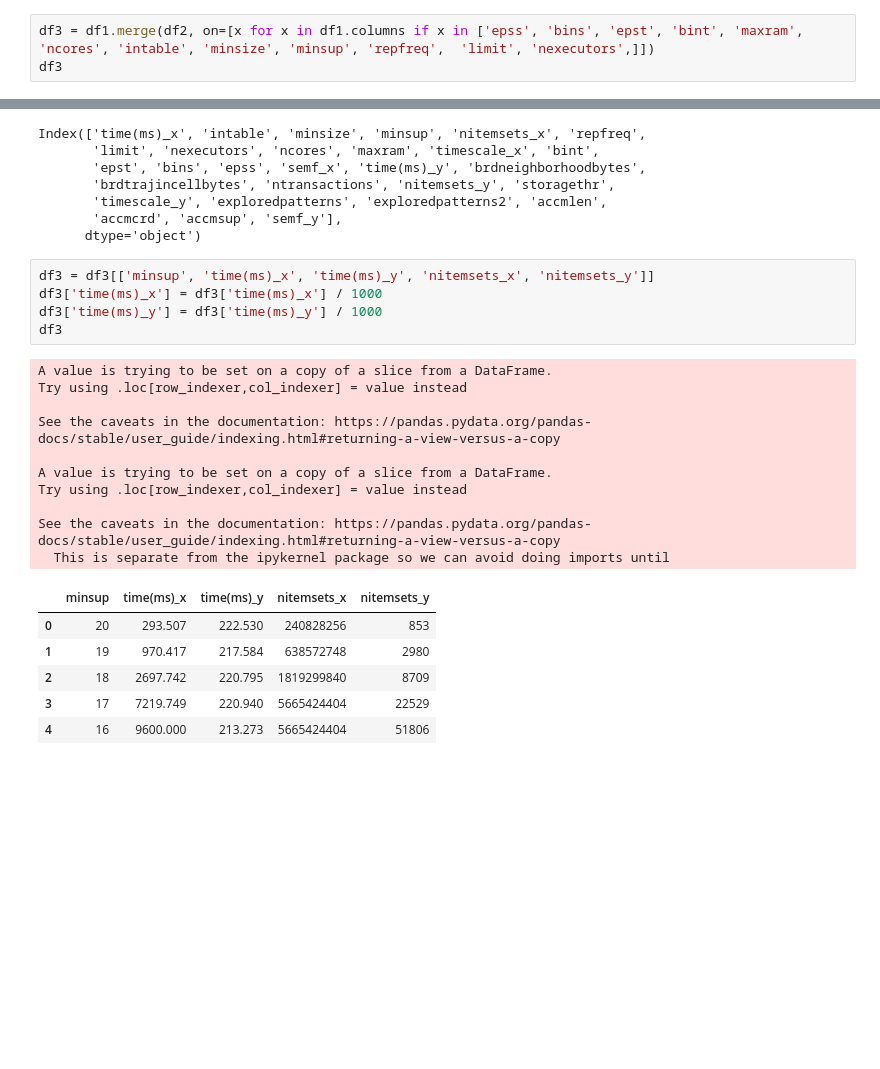
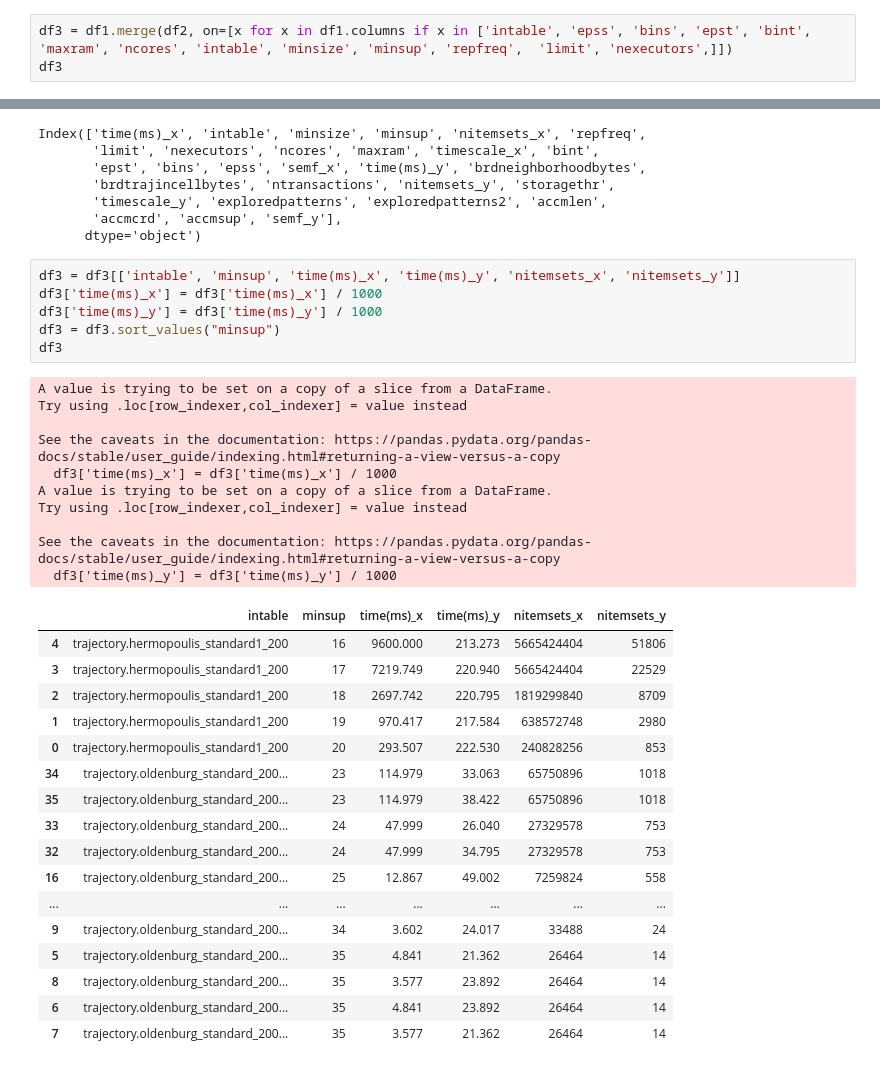
Before and after one commit to w4bo/ctm, a Jupyter notebook: src/main/python/CTM/PFPGrowth.ipynb, the cells around one changed output, grey strips where cells are left out. Saved outputs shown, nothing was run; the diff lists cells and outputs as text; blank space fills up the shorter version.

```diff
--- a/src/main/python/CTM/PFPGrowth.ipynb
+++ b/src/main/python/CTM/PFPGrowth.ipynb
@@ -156,7 +167,7 @@ df2
  'bins',
  'epss']
 # %%
-df3 = df1.merge(df2, on=[x for x in df1.columns if x in ['epss', 'bins', 'epst', 'bint', 'maxram', 'ncores', 'intable', 'minsize', 'minsup', 'repfreq',  'limit', 'nexecutors',]])
+df3 = df1.merge(df2, on=[x for x in df1.columns if x in ['intable', 'epss', 'bins', 'epst', 'bint', 'maxram', 'ncores', 'intable', 'minsize', 'minsup', 'repfreq',  'limit', 'nexecutors',]])
 df3
 # %% [output]
 |  | time(ms)_x | intable | minsize | minsup | nitemsets_x | repfreq | limit | nexecutors | ncores | maxram | ... |
@@ -177,25 +199,37 @@ Index(['time(ms)_x', 'intable', 'minsize', 'minsup', 'nitemsets_x', 'repfreq',
        'accmcrd', 'accmsup', 'semf_y'],
       dtype='object')
 # %%
-df3 = df3[['minsup', 'time(ms)_x', 'time(ms)_y', 'nitemsets_x', 'nitemsets_y']]
+df3 = df3[['intable', 'minsup', 'time(ms)_x', 'time(ms)_y', 'nitemsets_x', 'nitemsets_y']]
 df3['time(ms)_x'] = df3['time(ms)_x'] / 1000
 df3['time(ms)_y'] = df3['time(ms)_y'] / 1000
+df3 = df3.sort_values("minsup")
 df3
 # %% [output]
 A value is trying to be set on a copy of a slice from a DataFrame.
 Try using .loc[row_indexer,col_indexer] = value instead
 
 See the caveats in the documentation: https://pandas.pydata.org/pandas-docs/stable/user_guide/indexing.html#returning-a-view-versus-a-copy
-
+  df3['time(ms)_x'] = df3['time(ms)_x'] / 1000
 A value is trying to be set on a copy of a slice from a DataFrame.
 Try using .loc[row_indexer,col_indexer] = value instead
 
 See the caveats in the documentation: https://pandas.pydata.org/pandas-docs/stable/user_guide/indexing.html#returning-a-view-versus-a-copy
-  This is separate from the ipykernel package so we can avoid doing imports until
+  df3['time(ms)_y'] = df3['time(ms)_y'] / 1000
-|  | minsup | time(ms)_x | time(ms)_y | nitemsets_x | nitemsets_y |
-| 0 | 20 | 293.507 | 222.530 | 240828256 | 853 |
-| 1 | 19 | 970.417 | 217.584 | 638572748 | 2980 |
-| 2 | 18 | 2697.742 | 220.795 | 1819299840 | 8709 |
-| 3 | 17 | 7219.749 | 220.940 | 5665424404 | 22529 |
-| 4 | 16 | 9600.000 | 213.273 | 5665424404 | 51806 |
+|  | intable | minsup | time(ms)_x | time(ms)_y | nitemsets_x | nitemsets_y |
+| 4 | trajectory.hermopoulis_standard1_200 | 16 | 9600.000 | 213.273 | 5665424404 | 51806 |
+| 3 | trajectory.hermopoulis_standard1_200 | 17 | 7219.749 | 220.940 | 5665424404 | 22529 |
+| 2 | trajectory.hermopoulis_standard1_200 | 18 | 2697.742 | 220.795 | 1819299840 | 8709 |
+| 1 | trajectory.hermopoulis_standard1_200 | 19 | 970.417 | 217.584 | 638572748 | 2980 |
+| 0 | trajectory.hermopoulis_standard1_200 | 20 | 293.507 | 222.530 | 240828256 | 853 |
+| 34 | trajectory.oldenburg_standard_200... | 23 | 114.979 | 33.063 | 65750896 | 1018 |
+| 35 | trajectory.oldenburg_standard_200... | 23 | 114.979 | 38.422 | 65750896 | 1018 |
+| 33 | trajectory.oldenburg_standard_200... | 24 | 47.999 | 26.040 | 27329578 | 753 |
+| 32 | trajectory.oldenburg_standard_200... | 24 | 47.999 | 34.795 | 27329578 | 753 |
+| 16 | trajectory.oldenburg_standard_200... | 25 | 12.867 | 49.002 | 7259824 | 558 |
+| ... | ... | ... | ... | ... | ... | ... |
+| 9 | trajectory.oldenburg_standard_200... | 34 | 3.602 | 24.017 | 33488 | 24 |
+| 5 | trajectory.oldenburg_standard_200... | 35 | 4.841 | 21.362 | 26464 | 14 |
+| 8 | trajectory.oldenburg_standard_200... | 35 | 3.577 | 23.892 | 26464 | 14 |
+| 6 | trajectory.oldenburg_standard_200... | 35 | 4.841 | 23.892 | 26464 | 14 |
+| 7 | trajectory.oldenburg_standard_200... | 35 | 3.577 | 21.362 | 26464 | 14 |
 # %%
```
Also changed, not shown: parts of 6 cells of this notebook, 9 other files.
